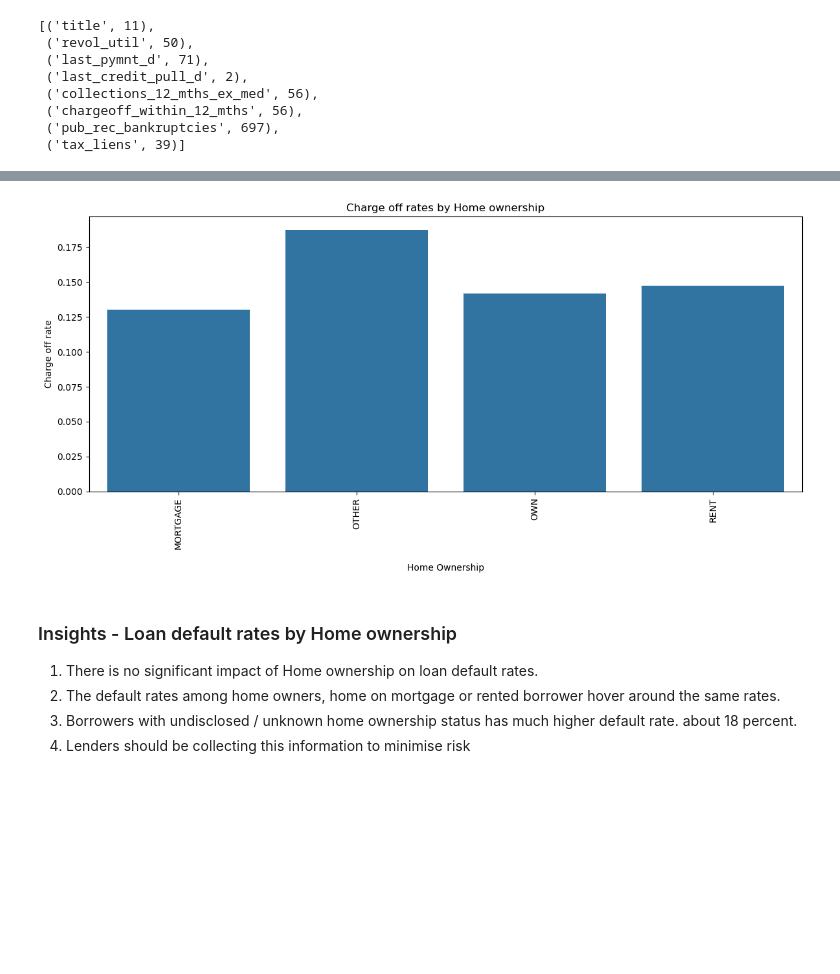
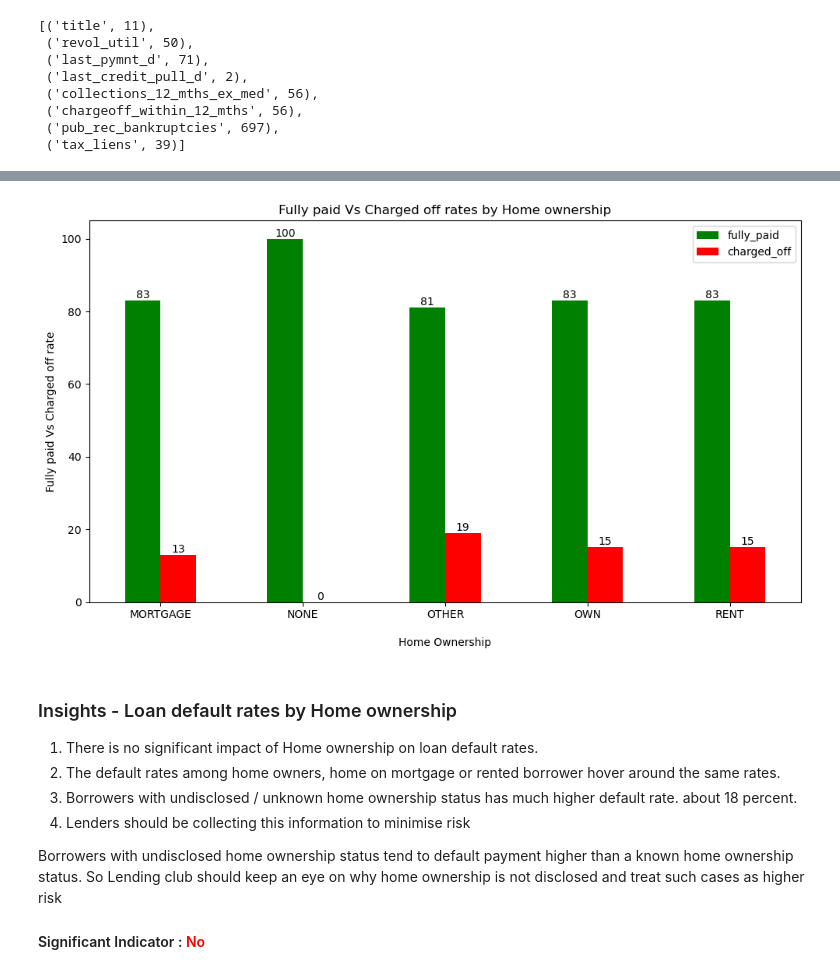
Before and after one commit to ranju1729/lending_club_case_study, a Jupyter notebook: Lending_Club_Case_Study.ipynb, the cells around one changed output, grey strips where cells are left out. Saved outputs shown, nothing was run; the diff lists cells and outputs as text; code cells hidden in the pictures; blank space fills up the shorter version.

```diff
--- a/Lending_Club_Case_Study.ipynb
+++ b/Lending_Club_Case_Study.ipynb
@@ -444,17 +569,21 @@ plt.show()
 # %%
-# impact of employee length', 'loan_status'
-emp_len_df = lending_df[['emp_length', 'loan_status']]
+# charge_off and fully_paid rates by employee length
+emp_len_df = lending_df[['emp_length']]
+emp_len_df['fully_paid']= np.where(lending_df['loan_status'] =='Fully Paid', 1,0 )
+emp_len_df['charged_off']= np.where(lending_df['loan_status'] =='Charged Off', 1,0 )
 
-# get default rate based on employee length
-charge_off_rt = emp_len_df.groupby('emp_length').apply(lambda x:(x['loan_status'] == 'Charged Off').mean()).reset_index(name='charge off rate')
+# get charge_off and fully_paid rates
+charge_paid_rt = emp_len_df.groupby(['emp_length'])[['fully_paid','charged_off']].mean().reset_index()
+charge_paid_rt[['fully_paid','charged_off']]=(charge_paid_rt[['fully_paid','charged_off']]*100).round()
 
 # plot
-plt.figure(figsize=(12,6))
-sns.barplot(x=charge_off_rt.index, y=charge_off_rt['charge off rate'])
+ax=charge_paid_rt[['fully_paid','charged_off']].plot(kind='bar',figsize=(10, 6),  color=['green', 'red'])
+for container in ax.containers:
+    ax.bar_label(container)
 plt.xlabel('\nEmployee Tenure')
-plt.ylabel('Charge off rate')
-plt.title('Charge off rates by Employee tenure')
-plt.xticks(charge_off_rt.index, charge_off_rt['emp_length'], rotation=90)
+plt.ylabel('Fully paid Vs Charged off rate')
+plt.title('Fully paid Vs Charged off rates by Employee tenure')
+plt.xticks(charge_paid_rt.index, charge_paid_rt['emp_length'], rotation=9)
 plt.tight_layout()
 plt.show()
 # %% [output]
@@ -466,25 +599,33 @@ plt.show()
 # %%
-# impact of employee home ownership
-ho_df = lending_df[['home_ownership', 'loan_status']]
+# charge_off and fully_paid rates by employee home ownership
+ho_df = lending_df[['home_ownership']]
+ho_df['fully_paid']= np.where(lending_df['loan_status'] =='Fully Paid', 1,0 )
+ho_df['charged_off']= np.where(lending_df['loan_status'] =='Charged Off', 1,0 )
 
-# get default rate based on home ownership
-charge_off_rt = ho_df.groupby('home_ownership').apply(lambda x:(x['loan_status'] == 'Charged Off').mean()).reset_index(name='charge off rate')
+# get charge_off and fully_paid rates
+charge_paid_rt = ho_df.groupby(['home_ownership'])[['fully_paid','charged_off']].mean().reset_index()
+charge_paid_rt[['fully_paid','charged_off']]=(charge_paid_rt[['fully_paid','charged_off']]*100).round()
 
 # plot
-plt.figure(figsize=(12,6))
-sns.barplot(x=charge_off_rt.index, y=charge_off_rt['charge off rate'])
+ax=charge_paid_rt.plot(kind='bar',figsize=(10, 6),  color=['green', 'red'])
+for container in ax.containers:
+    ax.bar_label(container)
 plt.xlabel('\nHome Ownership')
-plt.ylabel('Charge off rate')
-plt.title('Charge off rates by Home ownership')
-plt.xticks(charge_off_rt.index, charge_off_rt['home_ownership'], rotation=90)
+plt.ylabel('Fully paid Vs Charged off rate')
+plt.title('Fully paid Vs Charged off rates by Home ownership')
+plt.xticks(charge_paid_rt.index, charge_paid_rt['home_ownership'], rotation=0)
 plt.tight_layout()
 plt.show()
 # %% [output]
-[figure, old version]
+[figure, new version]
 # %% [markdown]
 ### Insights - Loan default rates by Home ownership
 1) There is no significant impact of Home ownership on loan default rates.
 2) The default rates among home owners, home on mortgage or rented borrower hover around the same rates.
 3) Borrowers with undisclosed / unknown home ownership status has much higher default rate. about 18 percent.
 4) Lenders should be collecting this information to minimise risk
+
+Borrowers with undisclosed home ownership status tend to default payment higher than a known home ownership status. So Lending club should keep an eye on why home ownership is not disclosed and treat such cases as higher risk
+
+#### Significant Indicator :  <font color='red'>No</font>
 # %%
```
Also changed, not shown: parts of 78 cells of this notebook.
